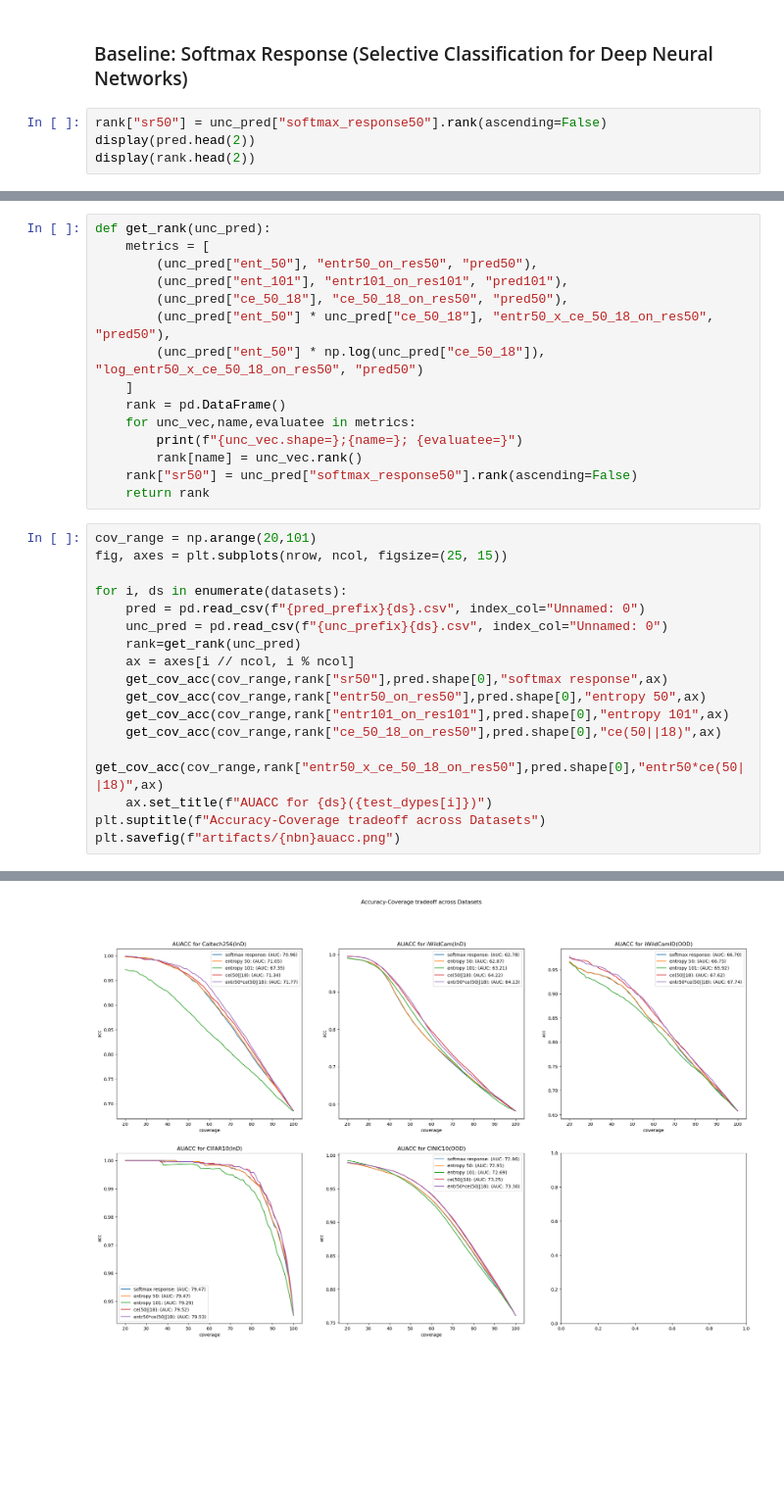
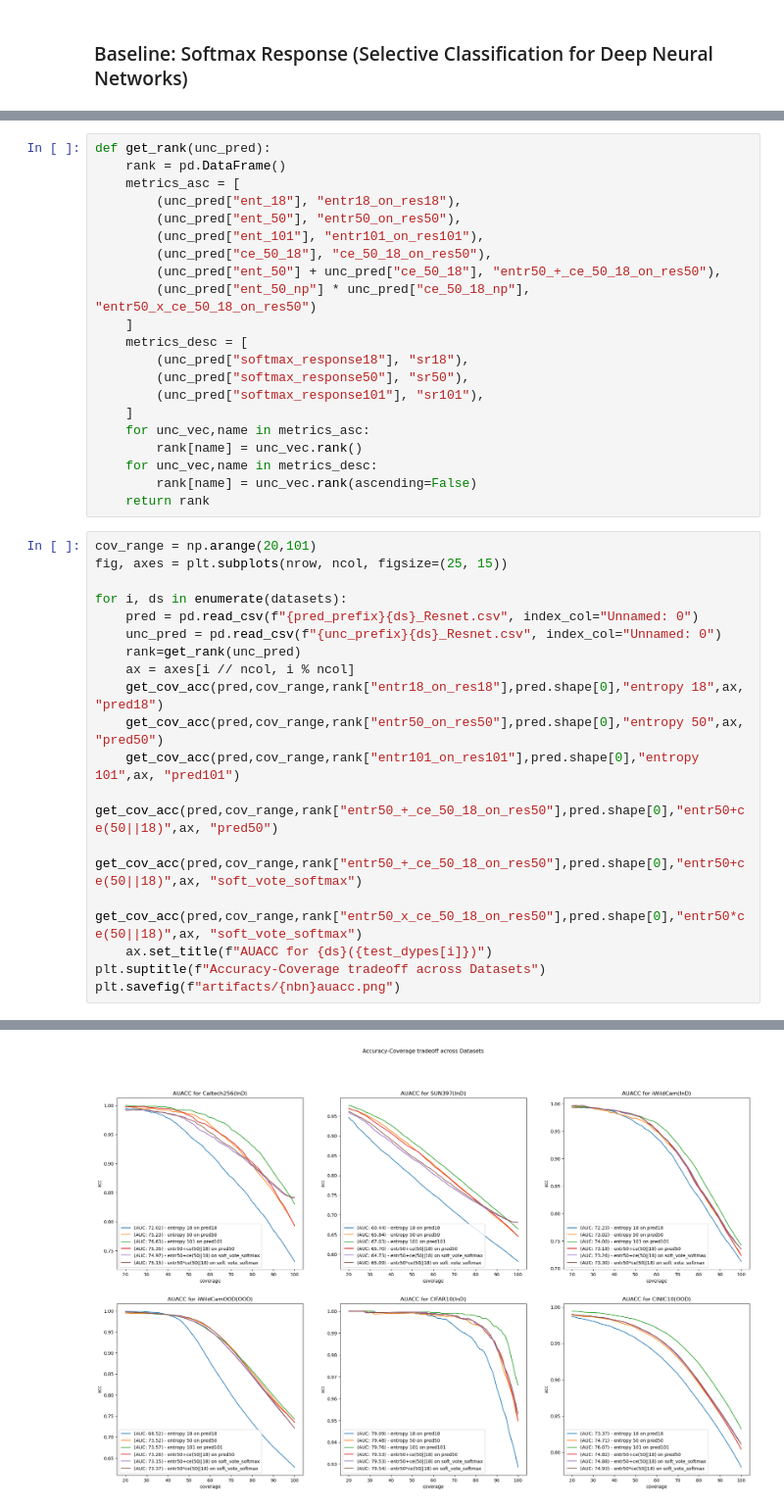
Before and after one commit to TimothyZG/wliura2024, a Jupyter notebook: Analysis/05-separability.ipynb, the cells around one changed output, grey strips where cells are left out. Shown: that part at 98% size. Drawn from its saved outputs; the diff is of its cells as text; blank space fills up the shorter version.

```diff
--- a/Analysis/05-separability.ipynb
+++ b/Analysis/05-separability.ipynb
@@ -128,7 +16,3 @@ Text(0.5, 1.0, 'nll50 against gained uncertainty from ce')
 ## Accuracy vs Coverage Tradeoff
 # %% [markdown]
 ### Baseline: Softmax Response (Selective Classification for Deep Neural Networks)
-# %%
-rank["sr50"] = unc_pred["softmax_response50"].rank(ascending=False)
-display(pred.head(2))
-display(rank.head(2))
@@ -152,32 +29,39 @@ def get_cov_acc(cov_range,rank_cri,len_pred,rank_name,ax):
 # %%
 def get_rank(unc_pred):
-    metrics = [
-        (unc_pred["ent_50"], "entr50_on_res50", "pred50"),
-        (unc_pred["ent_101"], "entr101_on_res101", "pred101"),
-        (unc_pred["ce_50_18"], "ce_50_18_on_res50", "pred50"),
-        (unc_pred["ent_50"] * unc_pred["ce_50_18"], "entr50_x_ce_50_18_on_res50", "pred50"),
-        (unc_pred["ent_50"] * np.log(unc_pred["ce_50_18"]), "log_entr50_x_ce_50_18_on_res50", "pred50")
+    rank = pd.DataFrame()
+    metrics_asc = [
+        (unc_pred["ent_18"], "entr18_on_res18"),
+        (unc_pred["ent_50"], "entr50_on_res50"),
+        (unc_pred["ent_101"], "entr101_on_res101"),
+        (unc_pred["ce_50_18"], "ce_50_18_on_res50"),
+        (unc_pred["ent_50"] + unc_pred["ce_50_18"], "entr50_+_ce_50_18_on_res50"),
+        (unc_pred["ent_50_np"] * unc_pred["ce_50_18_np"], "entr50_x_ce_50_18_on_res50")
     ]
-    rank = pd.DataFrame()
-    for unc_vec,name,evaluatee in metrics:
-        print(f"{unc_vec.shape=};{name=}; {evaluatee=}")
+    metrics_desc = [
+        (unc_pred["softmax_response18"], "sr18"),
+        (unc_pred["softmax_response50"], "sr50"),
+        (unc_pred["softmax_response101"], "sr101"),
+    ]
+    for unc_vec,name in metrics_asc:
         rank[name] = unc_vec.rank()
-    rank["sr50"] = unc_pred["softmax_response50"].rank(ascending=False)
+    for unc_vec,name in metrics_desc:
+        rank[name] = unc_vec.rank(ascending=False)
     return rank
 # %%
 cov_range = np.arange(20,101)
 fig, axes = plt.subplots(nrow, ncol, figsize=(25, 15))
 
 for i, ds in enumerate(datasets):
-    pred = pd.read_csv(f"{pred_prefix}{ds}.csv", index_col="Unnamed: 0")
-    unc_pred = pd.read_csv(f"{unc_prefix}{ds}.csv", index_col="Unnamed: 0")
+    pred = pd.read_csv(f"{pred_prefix}{ds}_Resnet.csv", index_col="Unnamed: 0")
+    unc_pred = pd.read_csv(f"{unc_prefix}{ds}_Resnet.csv", index_col="Unnamed: 0")
     rank=get_rank(unc_pred)
     ax = axes[i // ncol, i % ncol]
-    get_cov_acc(cov_range,rank["sr50"],pred.shape[0],"softmax response",ax)
-    get_cov_acc(cov_range,rank["entr50_on_res50"],pred.shape[0],"entropy 50",ax)
-    get_cov_acc(cov_range,rank["entr101_on_res101"],pred.shape[0],"entropy 101",ax)
-    get_cov_acc(cov_range,rank["ce_50_18_on_res50"],pred.shape[0],"ce(50||18)",ax)
-    get_cov_acc(cov_range,rank["entr50_x_ce_50_18_on_res50"],pred.shape[0],"entr50*ce(50||18)",ax)
+    get_cov_acc(pred,cov_range,rank["entr18_on_res18"],pred.shape[0],"entropy 18",ax, "pred18")
+    get_cov_acc(pred,cov_range,rank["entr50_on_res50"],pred.shape[0],"entropy 50",ax, "pred50")
+    get_cov_acc(pred,cov_range,rank["entr101_on_res101"],pred.shape[0],"entropy 101",ax, "pred101")
+    get_cov_acc(pred,cov_range,rank["entr50_+_ce_50_18_on_res50"],pred.shape[0],"entr50+ce(50||18)",ax, "pred50")
+    get_cov_acc(pred,cov_range,rank["entr50_+_ce_50_18_on_res50"],pred.shape[0],"entr50+ce(50||18)",ax, "soft_vote_softmax")
+    get_cov_acc(pred,cov_range,rank["entr50_x_ce_50_18_on_res50"],pred.shape[0],"entr50*ce(50||18)",ax, "soft_vote_softmax")
     ax.set_title(f"AUACC for {ds}({test_dypes[i]})")
 plt.suptitle(f"Accuracy-Coverage tradeoff across Datasets")
 plt.savefig(f"artifacts/{nbn}auacc.png")
@@ -202 +69 @@ unc_vec.shape=(90000,);name='log_entr50_x_ce_50_18_on_res50'; evaluatee='pred50'
-[figure, old version]
+[figure, new version]
```
Also changed, not shown: parts of 16 cells of this notebook, 6 other files.
